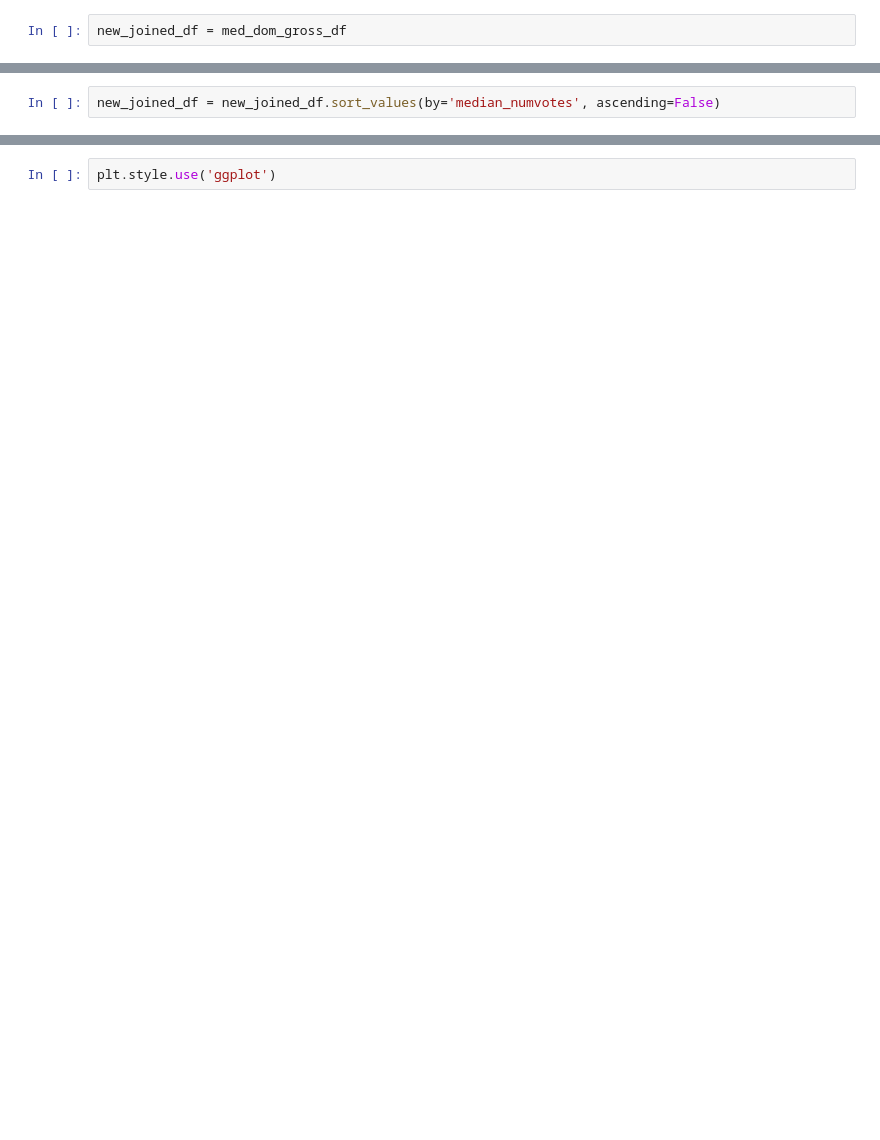
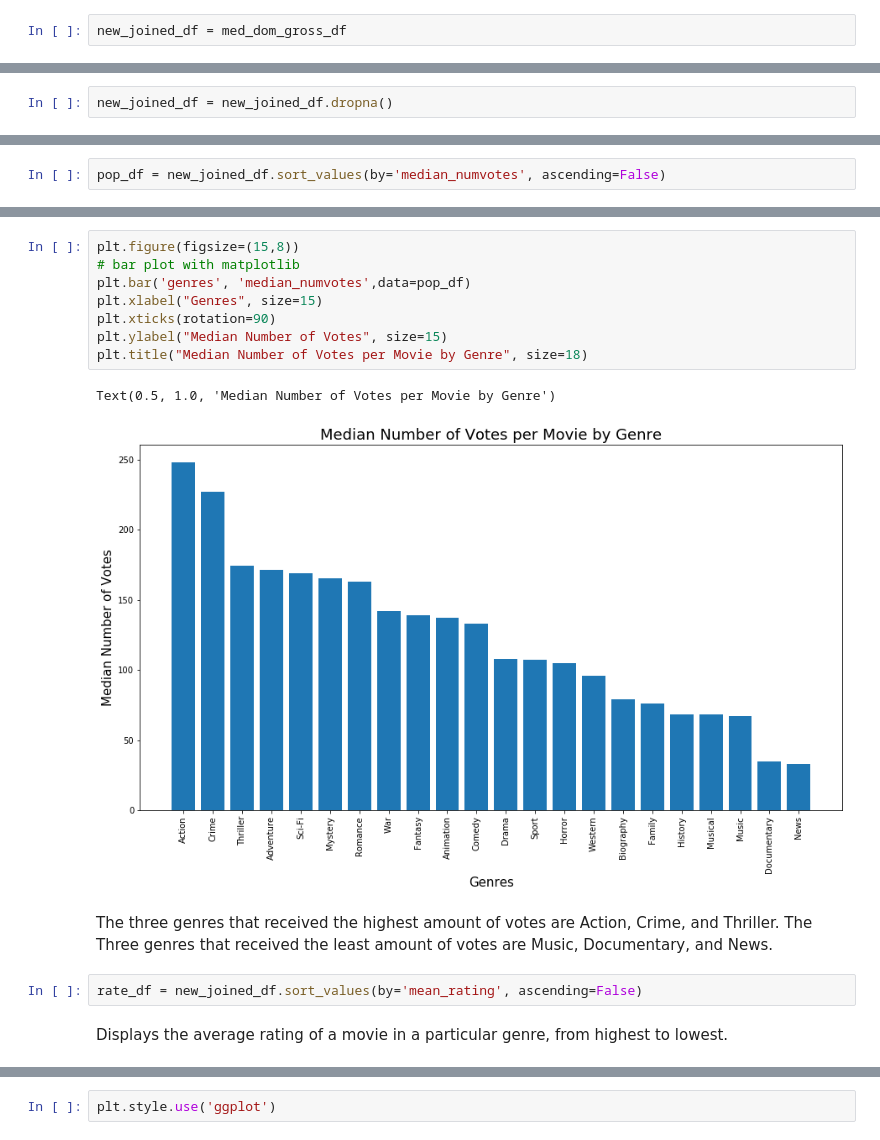
Before and after one commit to jeremypagirsky/Movie-Analysis, a Jupyter notebook: Pagirsky_Phase_1_Project.ipynb, the cells around one changed output, grey strips where cells are left out. Saved outputs shown, nothing was run; the diff lists cells and outputs as text; blank space fills up the shorter version.

```diff
--- a/Pagirsky_Phase_1_Project.ipynb
+++ b/Pagirsky_Phase_1_Project.ipynb
@@ -1007,0 +931,2 @@ new_joined_df
+# %%
+new_joined_df = new_joined_df.dropna()
@@ -1008,2 +994,2 @@ new_joined_df
 # %%
-new_joined_df = new_joined_df.sort_values(by='median_numvotes', ascending=False)
+pop_df = new_joined_df.sort_values(by='median_numvotes', ascending=False)
@@ -1022,0 +1018,17 @@ NameError: name 'sorted_med_dom_gross_df' is not defined
+# %%
+plt.figure(figsize=(15,8))
+# bar plot with matplotlib
+plt.bar('genres', 'median_numvotes',data=pop_df)
+plt.xlabel("Genres", size=15)
+plt.xticks(rotation=90)
+plt.ylabel("Median Number of Votes", size=15)
+plt.title("Median Number of Votes per Movie by Genre", size=18)
+# %% [output]
+Text(0.5, 1.0, 'Median Number of Votes per Movie by Genre')
+[figure, added]
+# %% [markdown]
+The three genres that received the highest amount of votes are Action, Crime, and Thriller. The Three genres that received the least amount of votes are Music, Documentary, and News.
+# %%
+rate_df = new_joined_df.sort_values(by='mean_rating', ascending=False)
+# %% [markdown]
+Displays the average rating of a movie in a particular genre, from highest to lowest.
```
Also changed, not shown: parts of 80 cells of this notebook.
